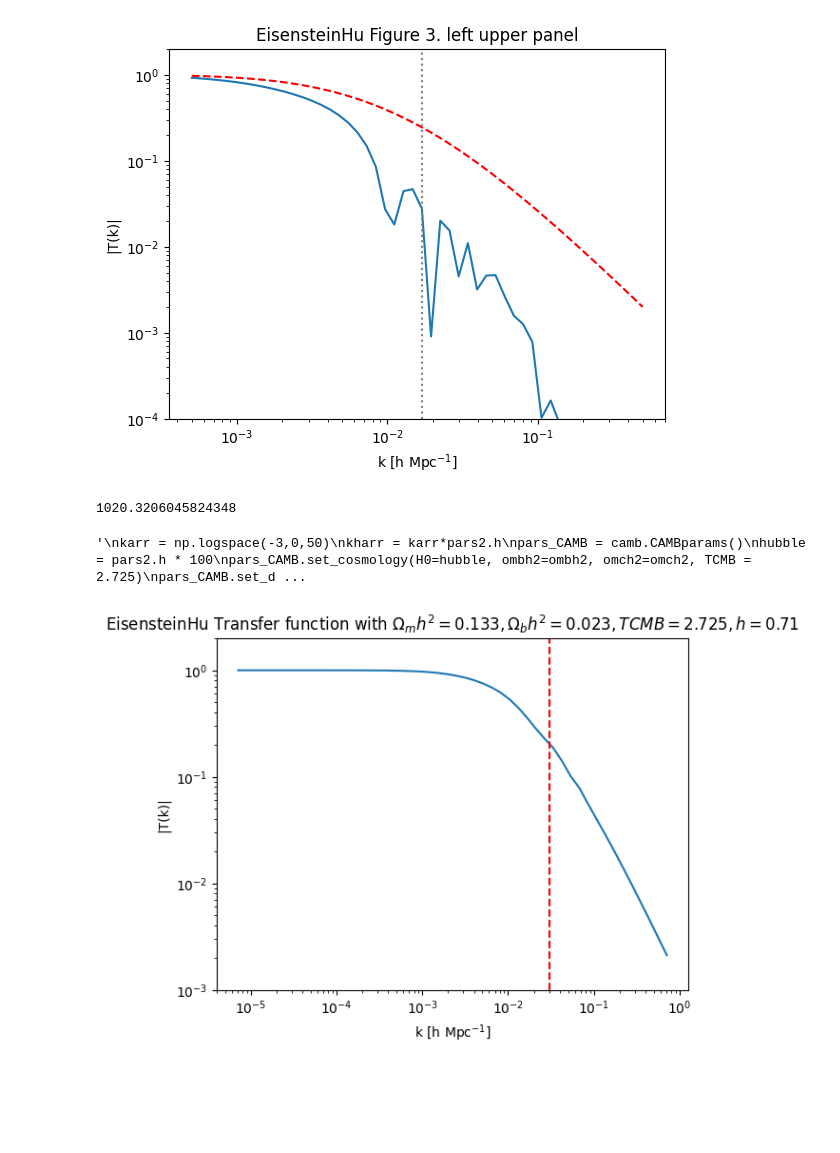
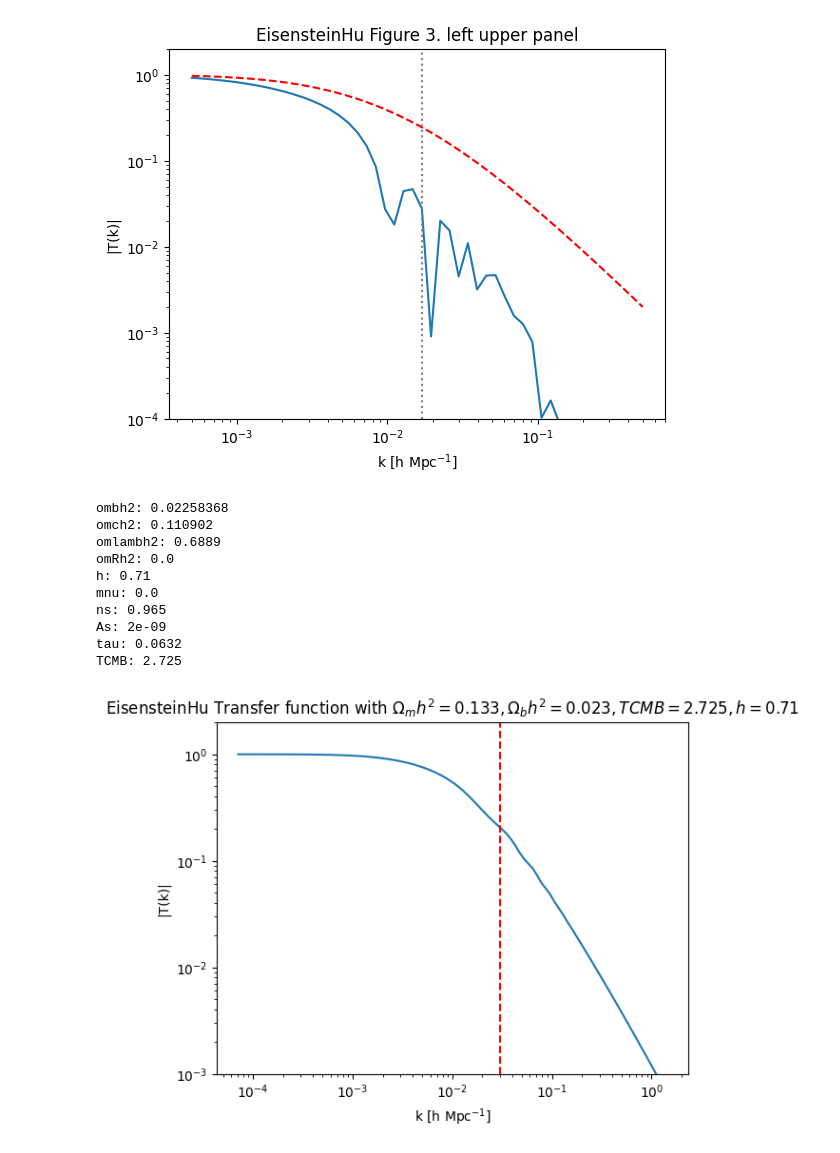
Before and after one commit to john1256/KASI_Ms, a Jupyter notebook: 2025/Field_research_2/Powerspec_devel.ipynb, the cells around one changed output. Drawn from its saved outputs; the diff is of its cells as text; code cells hidden in the pictures; blank space fills up the shorter version.

```diff
--- a/2025/Field_research_2/Powerspec_devel.ipynb
+++ b/2025/Field_research_2/Powerspec_devel.ipynb
@@ -29,6 +29,15 @@ om0h2 = 0.13348568
 ombh2 = 0.02258368
 omch2 = om0h2 - ombh2
 pars2 =  EisensteinHu(ombh2=ombh2, omch2=omch2, h=0.71, TCMB=2.725)
-print(pars2.zdrag)
+pars2_params = pars2.print_params()
 # %% [output]
-1020.3206045824348
+ombh2: 0.02258368
+omch2: 0.110902
+omlambh2: 0.6889
+omRh2: 0.0
+h: 0.71
+mnu: 0.0
+ns: 0.965
+As: 2e-09
+tau: 0.0632
+TCMB: 2.725
@@ -37,35 +44,20 @@ from camb import model
-# %%
-"""
-karr = np.logspace(-3,0,50)
-kharr = karr*pars2.h
-pars_CAMB = camb.CAMBparams()
-hubble = pars2.h * 100
-pars_CAMB.set_cosmology(H0=hubble, ombh2=ombh2, omch2=omch2, TCMB = 2.725)
-pars_CAMB.set_dark_energy() #re-set defaults
-pars_CAMB.InitPower.set_params(As=pars2.As,ns=pars2.ns)
-pars_CAMB.set_matter_power(redshifts=[0.], kmax=2.0)
-results_CAMB = camb.get_results(pars_CAMB)
-transfer = results_CAMB.get_matter_transfer_data()
-kh = transfer.transfer_data[0, :, 0]
-delta = transfer.transfer_data[model.Transfer_kh, :, 0]
-"""
-# %% [output]
-'\nkarr = np.logspace(-3,0,50)\nkharr = karr*pars2.h\npars_CAMB = camb.CAMBparams()\nhubble = pars2.h * 100\npars_CAMB.set_cosmology(H0=hubble, ombh2=ombh2, omch2=omch2, TCMB = 2.725)\npars_CAMB.set_d ...
 # %%
 
-karr = np.logspace(-5,0,50)
+karr = np.logspace(-4,np.log10(2),100)
+kharr = karr*pars2.h
+
 p= pars2.Transfer_function(karr)
 loc = pars2.first_peak()
-plt.plot(karr*pars2.h, p, label = 'EisensteinHu')
+plt.plot(kharr, p, label = 'EisensteinHu')
 #plt.plot(karr*pars2.h, q, linestyle='--', color='red')
-plt.axvline(loc*pars2.h, color='r', linestyle='--', label=f'First Peak at k={loc:.3f} kMpc$^{{-1}}$')
+plt.axvline(loc*pars2.h, color='r', linestyle='--', label=f'First Peak at k={loc:.3f} hMpc$^{{-1}}$')
 plt.xscale('log')
 plt.yscale('log')
 plt.ylim(1e-3,2)
 plt.xlabel('k [h Mpc$^{-1}$]')
 plt.ylabel('|T(k)|')
 plt.title(rf'EisensteinHu Transfer function with $\Omega_mh^2 = {pars2.om0h2:.3f}, \Omega_bh^2 = {pars2.ombh2:.3f}, TCMB = {pars2.TCMB:.3f}, h = {pars2.h:.2f}$')
 plt.savefig('./figs/EH_Transfer_CAMB_comparison.png', dpi=300, bbox_inches='tight')
 plt.show()
 # %% [output]
-[figure, old version]
+[figure, new version]
```
Also changed, not shown: parts of 10 cells of this notebook, 6 other files.
